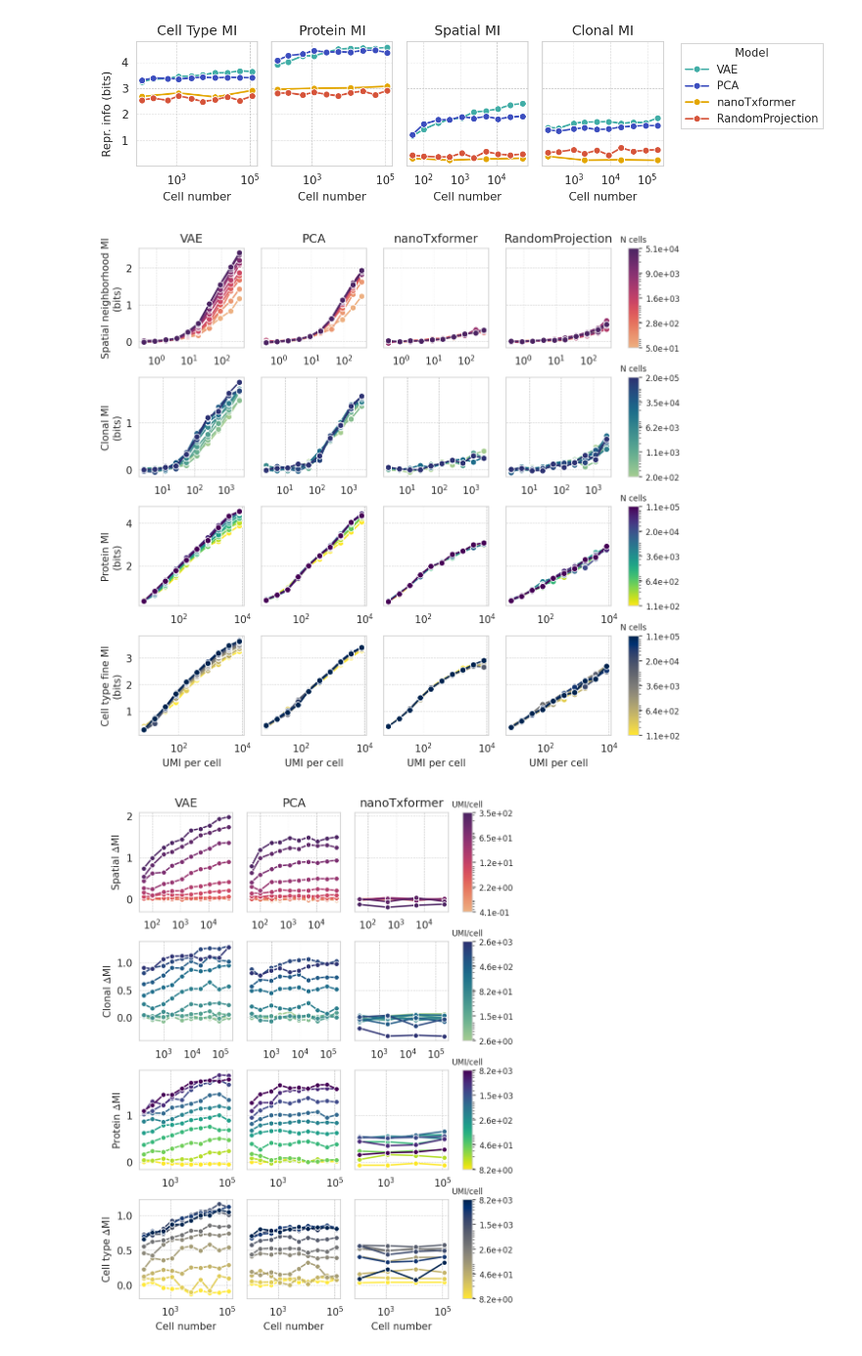
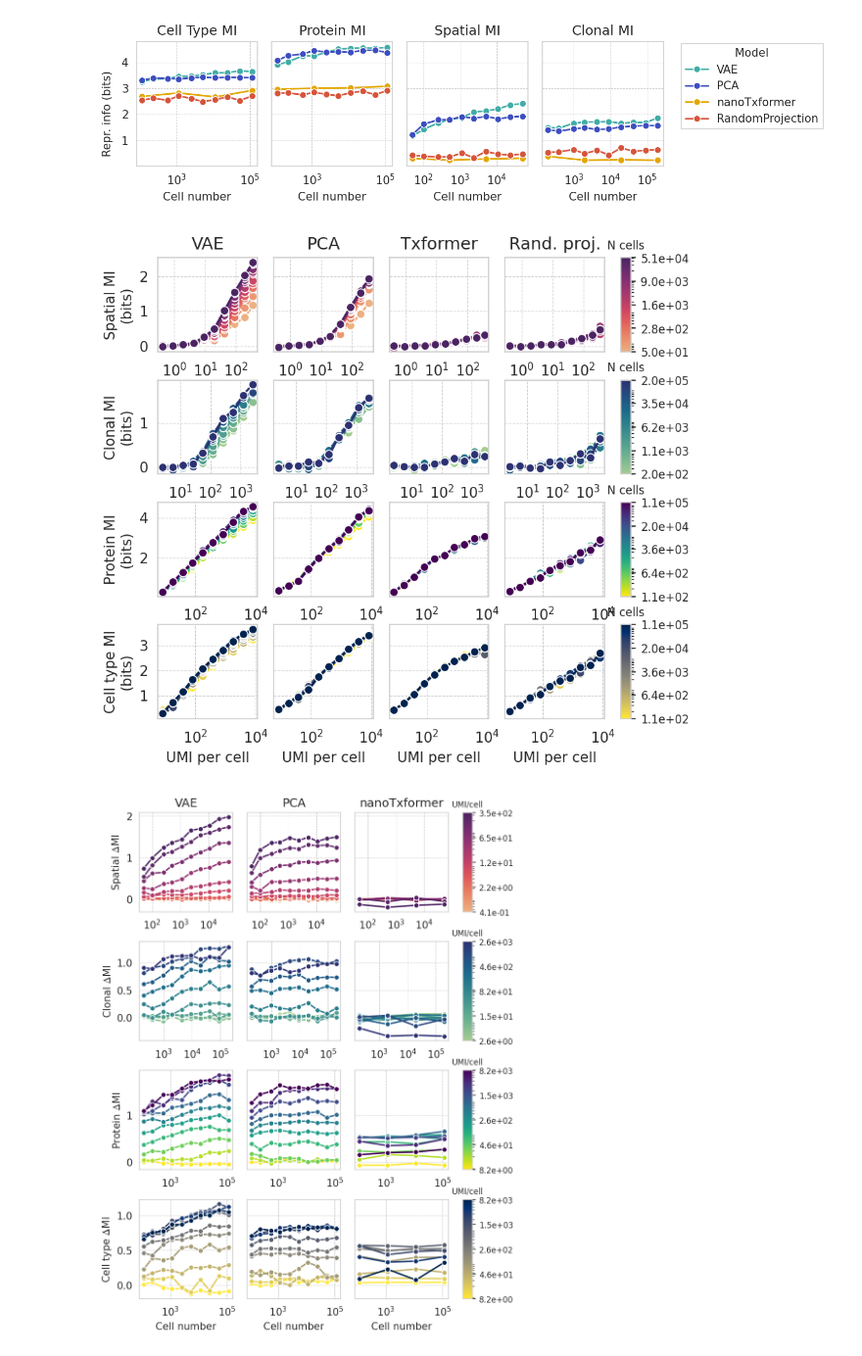
Before and after one commit to ggdna/scScaling, a Jupyter notebook: results/count_scaling_plots.ipynb, the cells around one changed output. Shown at 98% size. Saved outputs shown, nothing was run; the diff lists cells and outputs as text; code cells hidden in the pictures.

Commit message:
plot plot plot

```diff
--- a/results/count_scaling_plots.ipynb
+++ b/results/count_scaling_plots.ipynb
@@ -15,7 +15,12 @@ rcParams['mathtext.fontset'] = 'stix'
 
 dpi = 150
 
-hue_order = ["VAE", "PCA", "nanoTxformer", "RandomProjection"]
+for df in dfs:
+    df.replace("RandomProjection", "Rand. proj.", inplace=True)
+    df.replace("nanoTxformer", "Txformer", inplace=True)
+
+hue_order = ["VAE", "PCA", "Txformer", "Rand. proj."]
+
 c6 = ['#c4bae2','#40ada6','#3c4ebf',
         '#e3a600', '#edb1a3', '#d6543a',]
 pretty_palette = [c6[c] for c in range(6) if c in [1,2,3,5]]
@@ -167,6 +172,7 @@ from matplotlib.ticker import LogFormatterSciNotation
 
 # prepare the data for grid
 metrics = ['Spatial neighborhood MI', 'Clonal MI', 'Protein MI', 'Cell type fine MI']
+names = ['Spatial MI', 'Clonal MI', 'Protein MI', 'Cell type MI']
 model_types = hue_order
 palettes = ['flare', 'crest', 'viridis_r', 'cividis_r']  # distinct palettes for rows
 
@@ -174,7 +180,7 @@ palettes = ['flare', 'crest', 'viridis_r', 'cividis_r']  # distinct palettes for
 n_legend_colors = 5
 
 # set up gridspec for equal subplot widths
-fig = plt.figure(figsize=(9, 9), dpi=dpi)
+fig = plt.figure(figsize=(6, 6), dpi=dpi)
 # gs = gridspec.GridSpec(len(metrics), len(model_types) + 1,
 #                        width_ratios=[1] * len(model_types) + [0.1],  # extra space for colorbar
 #                        wspace=0.2, hspace=0.3)
@@ -209,35 +215,35 @@ for row, (metric, palette) in enumerate(zip(metrics, palettes)):
             ax.set_title(method)
 
         if row != 3:
             ax.set_xlabel('')
 
         # set row labels
         if col == 0:
-            ax.set_ylabel(f"{metric}\n(bits)")
+            ax.set_ylabel(f"{names[row]}\n(bits)")
 
         ax.set_xscale('log')
 
     # create colorbar for the row
     vmin, vmax = data['Cell number'].min(), data['Cell number'].max()
     color_norm = LogNorm(vmin=vmin, vmax=vmax)
     sm = plt.cm.ScalarMappable(cmap=palette, norm=color_norm)
     sm.set_array([])
 
     axes[row, -1].remove()
     # add the colorbar next to the last column of the row
     cbar_ax = fig.add_subplot(4, 5, 5+5*row)
     ticks = np.logspace(np.log10(vmin), np.log10(vmax), n_legend_colors)
     cbar = fig.colorbar(sm, cax=cbar_ax, orientation='vertical', ticks=ticks)
     cbar.ax.set_yticklabels([f"{t:.1e}" for t in ticks], fontsize=8)
     cbar.ax.set_title("N cells", fontsize=8)
 
 
 # shared x-axis label
 # fig.text(0.5, 0.02, 'UMI per cell (log scale)', ha='center', fontsize=10)
 
 plt.show()
 # %% [output]
-[figure, old version]
+[figure, new version]
 # %%
 import matplotlib.gridspec as gridspec
 import numpy as np
```
Also changed, not shown: parts of 1 cell of this notebook, 2 other files.
